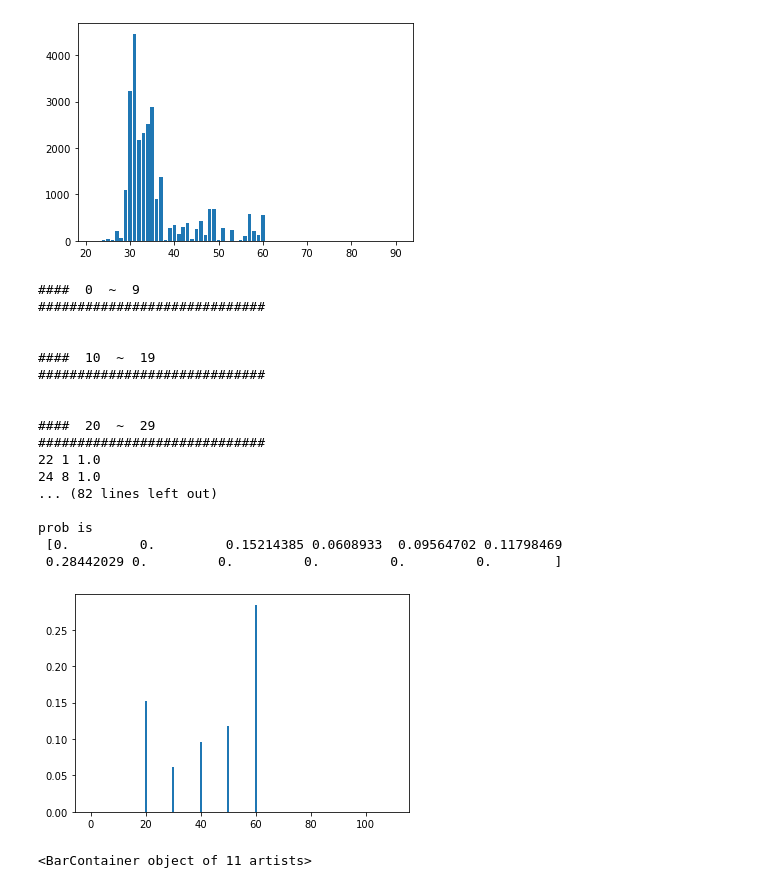
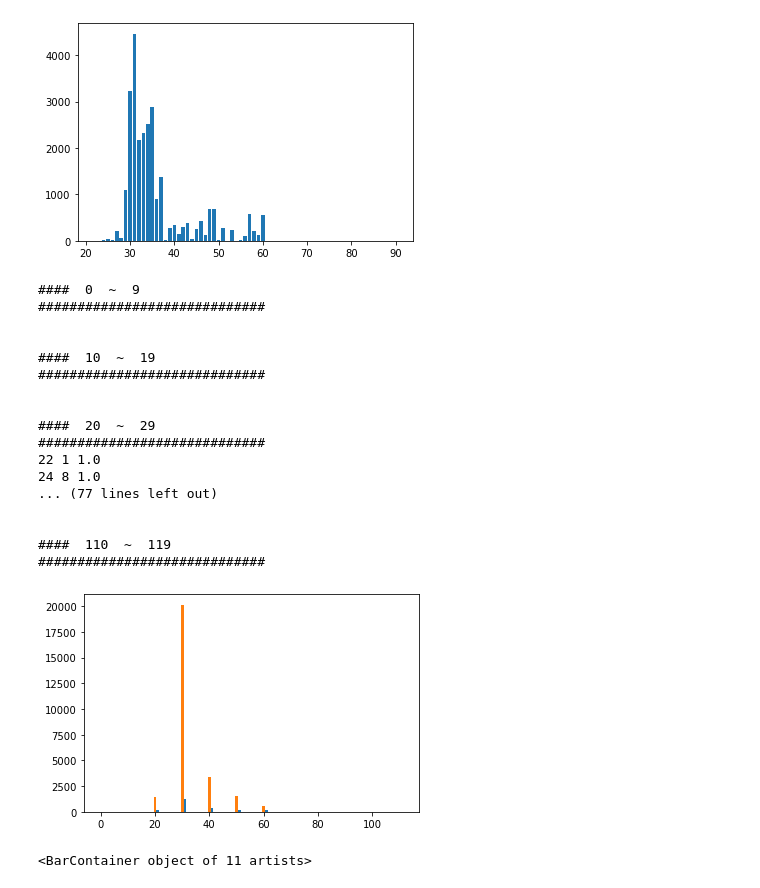
Before and after one commit to tiger0421/studying_data_analysis, a Jupyter notebook: visualize.ipynb, the cells around one changed output. Drawn from its saved outputs; the diff is of its cells as text; code cells hidden in the pictures.

Commit message:
fix graph

```diff
--- a/visualize.ipynb
+++ b/visualize.ipynb
@@ -73,41 +73,43 @@ for i, lim_age in enumerate(period):
     for j, age in enumerate(list_age):
         if (age >= lim_age ) and (age < lim_age+10):
             print(age, np.array(train_df['age'].value_counts().sort_index())[j], sum_y[j])
             num_people += np.array(train_df['age'].value_counts().sort_index())[j]
             prob[i] += sum_y[j]
             index += 1
         else:
             if(lim_age+10-1 < age):
                 break
     if (max(list_age) > age) and (num_people != 0):
         print("num_people is ", num_people)
         num_people_list[i] = num_people
         prob[i] /= num_people
     print("\n")
 
-print("prob is \n", prob)
-plt.bar(period, prob)
-#plt.bar(period, num_people_list)
+#num_people_list /= np.sum(num_people_list)
+
+plt.bar(range(1, 121, 10), prob*num_people_list, width=1)
+#plt.show()
+plt.bar(period, num_people_list, width=1)
 plt.show()
 # %% [output]
 ####  0  ~  9
 #############################
 
 
 ####  10  ~  19
 #############################
 
 
 ####  20  ~  29
 #############################
 22 1 1.0
 24 8 1.0
-... (82 lines left out)
+... (77 lines left out)
 
-prob is
- [0.         0.         0.15214385 0.0608933  0.09564702 0.11798469
- 0.28442029 0.         0.         0.         0.         0.        ]
+
+####  110  ~  119
+#############################
-[figure, old version]
+[figure, new version]
 # %%
 age_list = range(0, 120, 10)
 age_ctgr = pd.cut(train_df['age'], bins=age_list)
```
